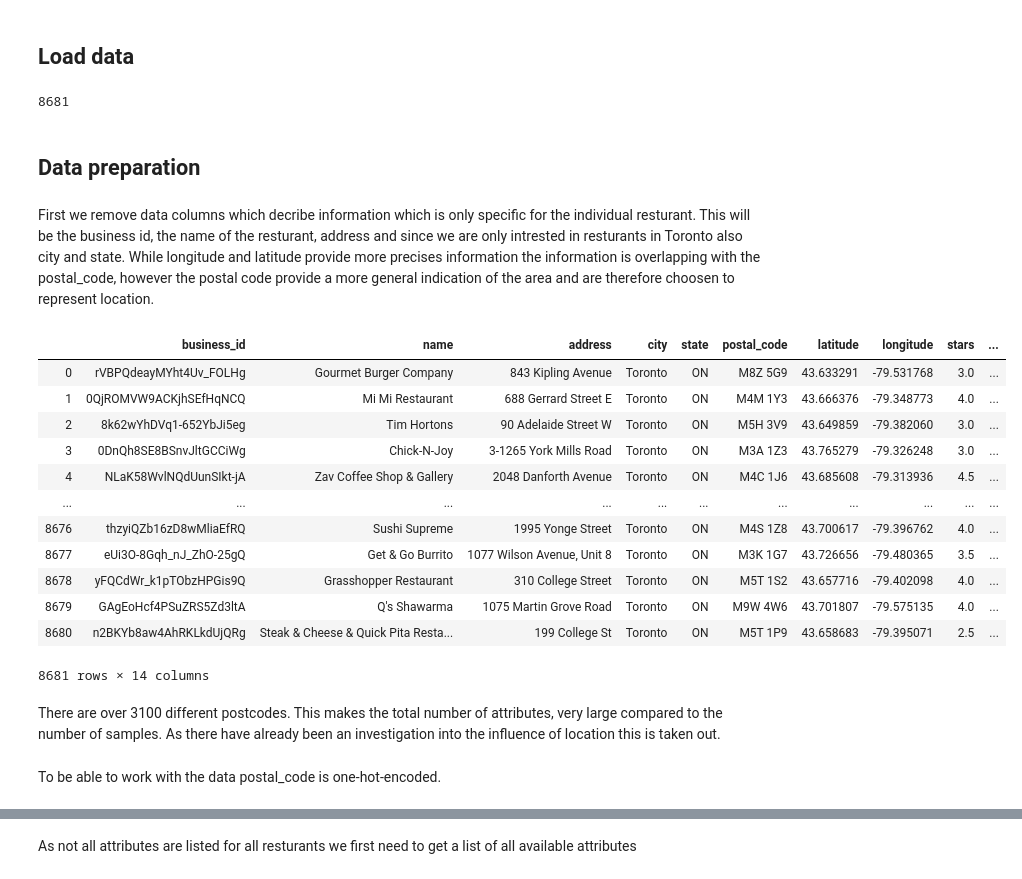
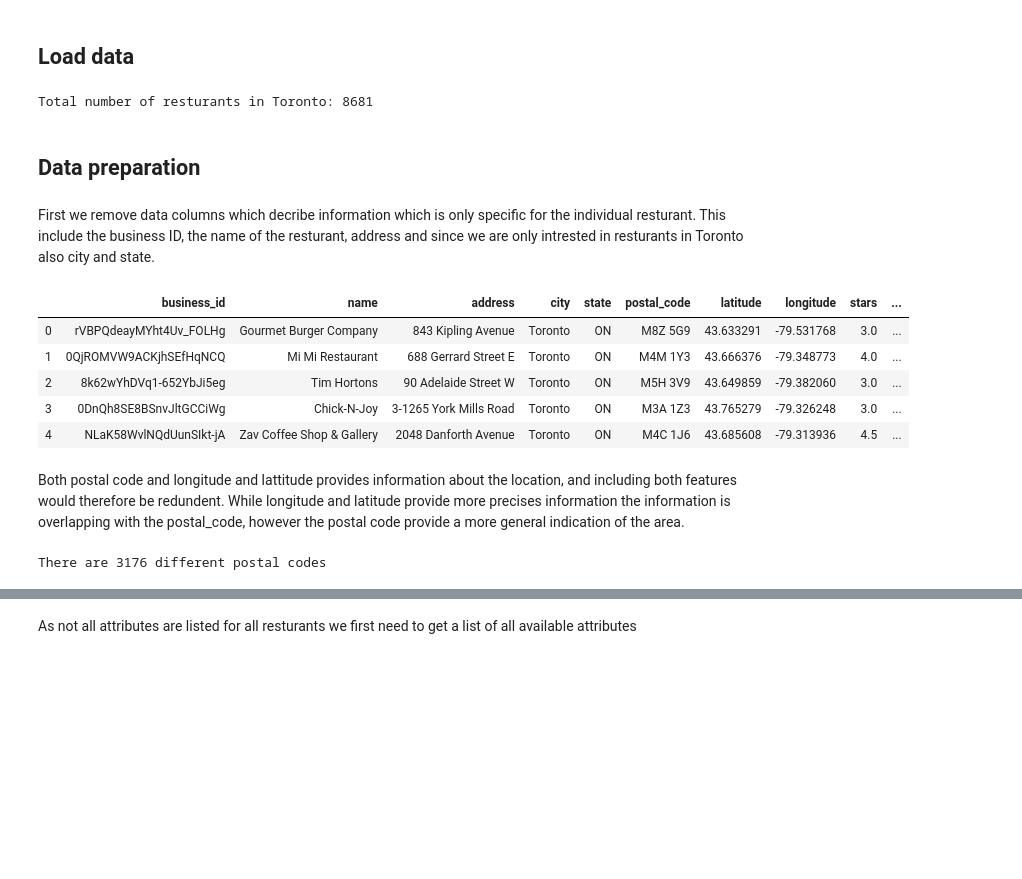
Before and after one commit to LongQin1/Adv.BA-Final-Proj, a Jupyter notebook: Investor_Why_resturants_close.ipynb, the cells around one changed output, grey strips where cells are left out. Cells and saved outputs as stored; diff of their text form; code cells hidden in the pictures; blank space fills up the shorter version.

```diff
--- a/Investor_Why_resturants_close.ipynb
+++ b/Investor_Why_resturants_close.ipynb
@@ -9,28 +9,21 @@ import pandas as pd
 import numpy as np
 # %%
 Resturants=pd.read_csv('data/toronto_restaurant_business2.csv',encoding="utf8")
-# %%
-len(Resturants)
-# %% [output]
-8681
+# %%
+print("Total number of resturants in Toronto: {}".format(len(Resturants)))
+# %% [output]
+Total number of resturants in Toronto: 8681
 # %% [markdown]
 ## Data preparation
 # %% [markdown]
-First we remove data columns which decribe information which is only specific for the individual resturant. This will be the business id, the name of the resturant, address and since we are only intrested in resturants in Toronto also city and state. While longitude and latitude provide more precises information the information is overlapping with the postal_code, however the postal code provide a more general indication of the area and are therefore choosen to represent location.
+First we remove data columns which decribe information which is only specific for the individual resturant. This include the business ID, the name of the resturant, address and since we are only intrested in resturants in Toronto also city and state.
 # %%
-Resturants
+Resturants.head()
 # %% [output]
 |  | business_id | name | address | city | state | postal_code | latitude | longitude | stars | ... |
 | 0 | rVBPQdeayMYht4Uv_FOLHg | Gourmet Burger Company | 843 Kipling Avenue | Toronto | ON | M8Z 5G9 | 43.633291 | -79.531768 | 3.0 | ... |
 | 1 | 0QjROMVW9ACKjhSEfHqNCQ | Mi Mi Restaurant | 688 Gerrard Street E | Toronto | ON | M4M 1Y3 | 43.666376 | -79.348773 | 4.0 | ... |
 | 2 | 8k62wYhDVq1-652YbJi5eg | Tim Hortons | 90 Adelaide Street W | Toronto | ON | M5H 3V9 | 43.649859 | -79.382060 | 3.0 | ... |
 | 3 | 0DnQh8SE8BSnvJltGCCiWg | Chick-N-Joy | 3-1265 York Mills Road | Toronto | ON | M3A 1Z3 | 43.765279 | -79.326248 | 3.0 | ... |
 | 4 | NLaK58WvlNQdUunSIkt-jA | Zav Coffee Shop & Gallery | 2048 Danforth Avenue | Toronto | ON | M4C 1J6 | 43.685608 | -79.313936 | 4.5 | ... |
-| ... | ... | ... | ... | ... | ... | ... | ... | ... | ... | ... |
-| 8676 | thzyiQZb16zD8wMliaEfRQ | Sushi Supreme | 1995 Yonge Street | Toronto | ON | M4S 1Z8 | 43.700617 | -79.396762 | 4.0 | ... |
-| 8677 | eUi3O-8Gqh_nJ_ZhO-25gQ | Get & Go Burrito | 1077 Wilson Avenue, Unit 8 | Toronto | ON | M3K 1G7 | 43.726656 | -79.480365 | 3.5 | ... |
-| 8678 | yFQCdWr_k1pTObzHPGis9Q | Grasshopper Restaurant | 310 College Street | Toronto | ON | M5T 1S2 | 43.657716 | -79.402098 | 4.0 | ... |
-| 8679 | GAgEoHcf4PSuZRS5Zd3ltA | Q's Shawarma | 1075 Martin Grove Road | Toronto | ON | M9W 4W6 | 43.701807 | -79.575135 | 4.0 | ... |
-| 8680 | n2BKYb8aw4AhRKLkdUjQRg | Steak & Cheese & Quick Pita Resta... | 199 College St | Toronto | ON | M5T 1P9 | 43.658683 | -79.395071 | 2.5 | ... |
-8681 rows × 14 columns
 # %%
@@ -38,4 +31,6 @@ Resturants=Resturants.drop(['name','address','city','state','longitude','latitud
-# %% [markdown]
-There are over 3100 different postcodes. This makes the total number of attributes, very large compared to the number of samples. As there have already been an investigation into the influence of location this is taken out.
-# %% [markdown]
-To be able to work with the data postal_code is one-hot-encoded.
+# %% [markdown]
+Both postal code and longitude and lattitude provides information about the location, and including both features would therefore be redundent. While longitude and latitude provide more precises information the information is overlapping with the postal_code, however the postal code provide a more general indication of the area.
+# %%
+print("There are {} different postal codes".format(len(Resturants.postal_code.unique())))
+# %% [output]
+There are 3176 different postal codes
```
Also changed, not shown: parts of 177 cells of this notebook, 1 other file.
